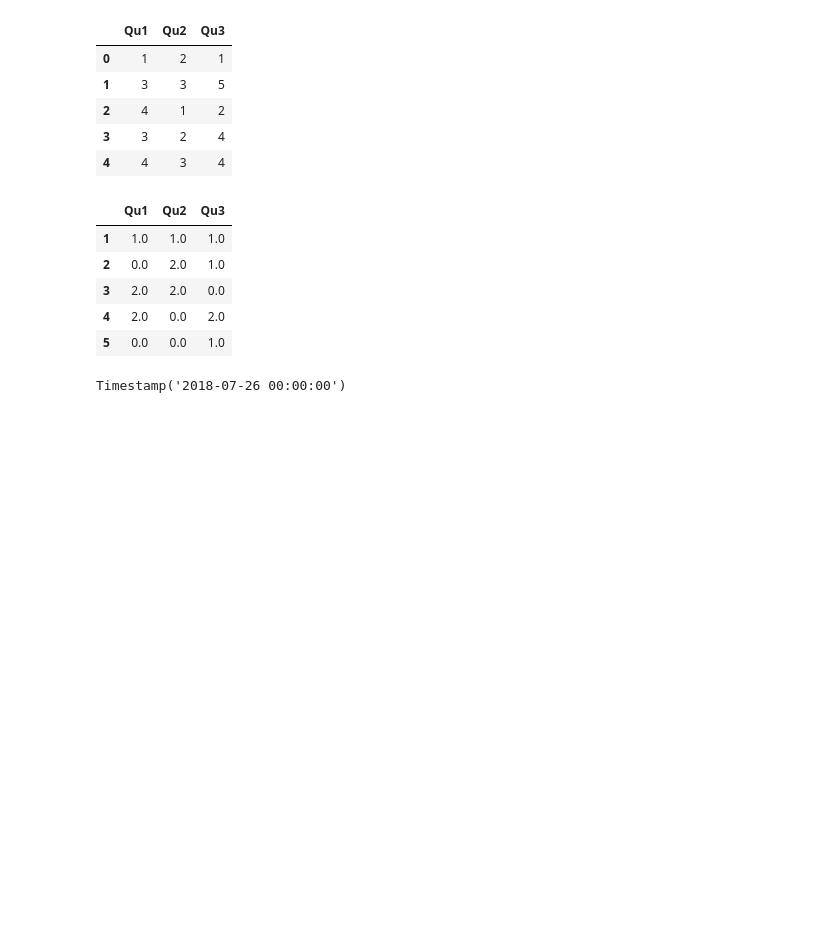
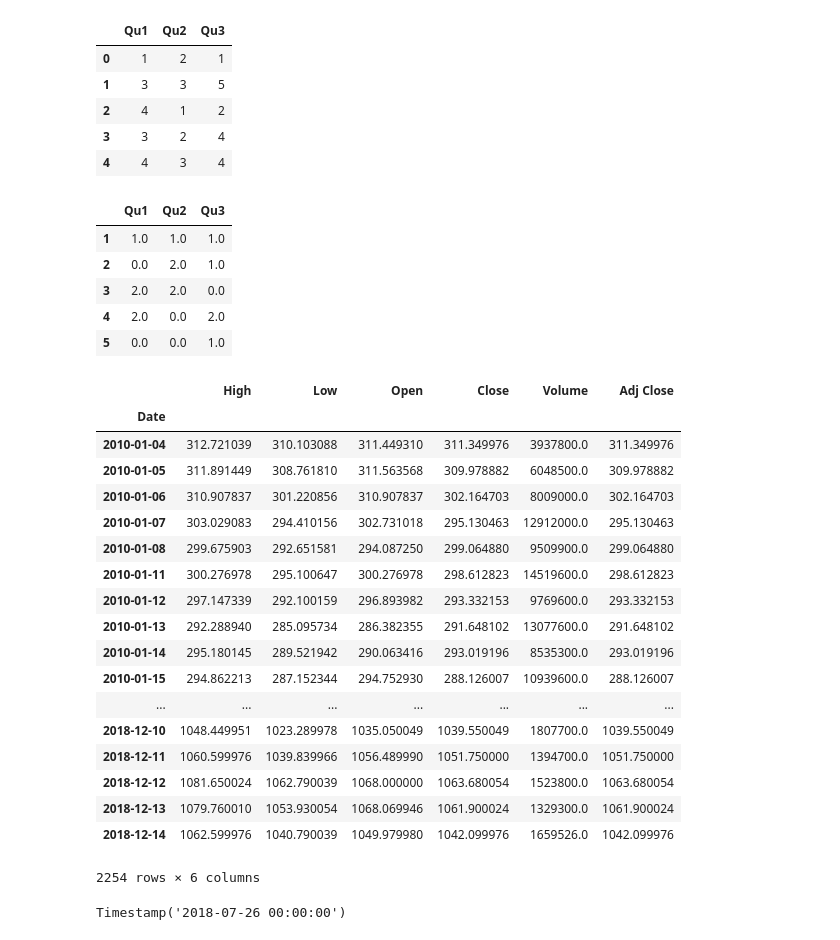
Before and after one commit to UCD-pbio-rclub/Python_JohnD, a Jupyter notebook: 2018_12_14.ipynb, the cells around one changed output. Cells and saved outputs as stored; diff of their text form; code cells hidden in the pictures; blank space fills up the shorter version.

```diff
--- a/2018_12_14.ipynb
+++ b/2018_12_14.ipynb
@@ -1450,6 +1450,27 @@ result
 # %%
 #1
 google = web.get_data_yahoo('GOOG')
+google
+# %% [output]
+|  | High | Low | Open | Close | Volume | Adj Close |
+| Date |  |  |  |  |  |  |
+| 2010-01-04 | 312.721039 | 310.103088 | 311.449310 | 311.349976 | 3937800.0 | 311.349976 |
+| 2010-01-05 | 311.891449 | 308.761810 | 311.563568 | 309.978882 | 6048500.0 | 309.978882 |
+| 2010-01-06 | 310.907837 | 301.220856 | 310.907837 | 302.164703 | 8009000.0 | 302.164703 |
+| 2010-01-07 | 303.029083 | 294.410156 | 302.731018 | 295.130463 | 12912000.0 | 295.130463 |
+| 2010-01-08 | 299.675903 | 292.651581 | 294.087250 | 299.064880 | 9509900.0 | 299.064880 |
+| 2010-01-11 | 300.276978 | 295.100647 | 300.276978 | 298.612823 | 14519600.0 | 298.612823 |
+| 2010-01-12 | 297.147339 | 292.100159 | 296.893982 | 293.332153 | 9769600.0 | 293.332153 |
+| 2010-01-13 | 292.288940 | 285.095734 | 286.382355 | 291.648102 | 13077600.0 | 291.648102 |
+| 2010-01-14 | 295.180145 | 289.521942 | 290.063416 | 293.019196 | 8535300.0 | 293.019196 |
+| 2010-01-15 | 294.862213 | 287.152344 | 294.752930 | 288.126007 | 10939600.0 | 288.126007 |
+| ... | ... | ... | ... | ... | ... | ... |
+| 2018-12-10 | 1048.449951 | 1023.289978 | 1035.050049 | 1039.550049 | 1807700.0 | 1039.550049 |
+| 2018-12-11 | 1060.599976 | 1039.839966 | 1056.489990 | 1051.750000 | 1394700.0 | 1051.750000 |
+| 2018-12-12 | 1081.650024 | 1062.790039 | 1068.000000 | 1063.680054 | 1523800.0 | 1063.680054 |
+| 2018-12-13 | 1079.760010 | 1053.930054 | 1068.069946 | 1061.900024 | 1329300.0 | 1061.900024 |
+| 2018-12-14 | 1062.599976 | 1040.790039 | 1049.979980 | 1042.099976 | 1659526.0 | 1042.099976 |
+2254 rows × 6 columns
 # %%
 #2
 google[google['Adj Close'] == google['Adj Close'].max()].index[0]
```
